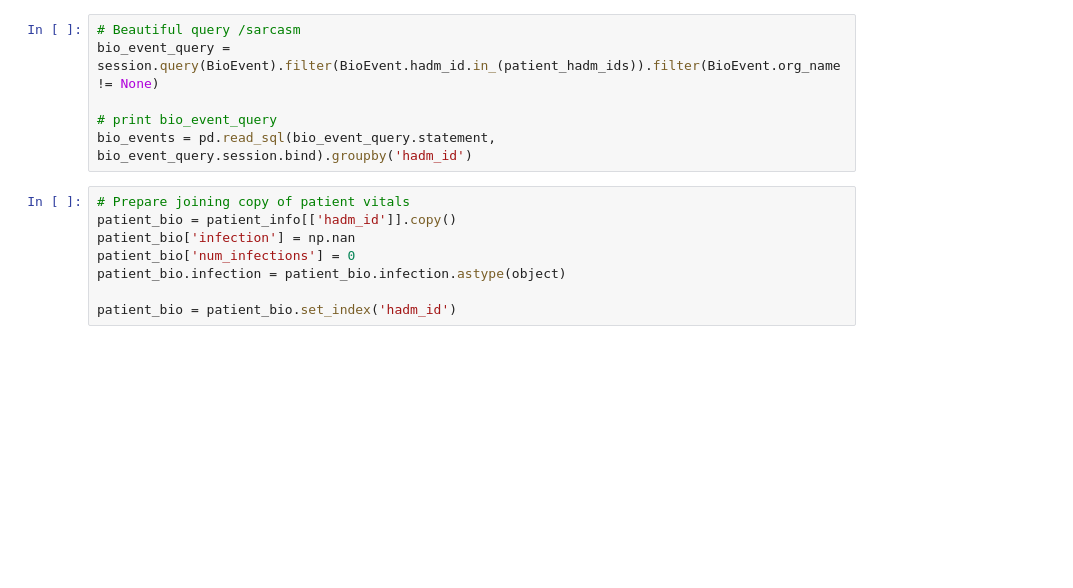
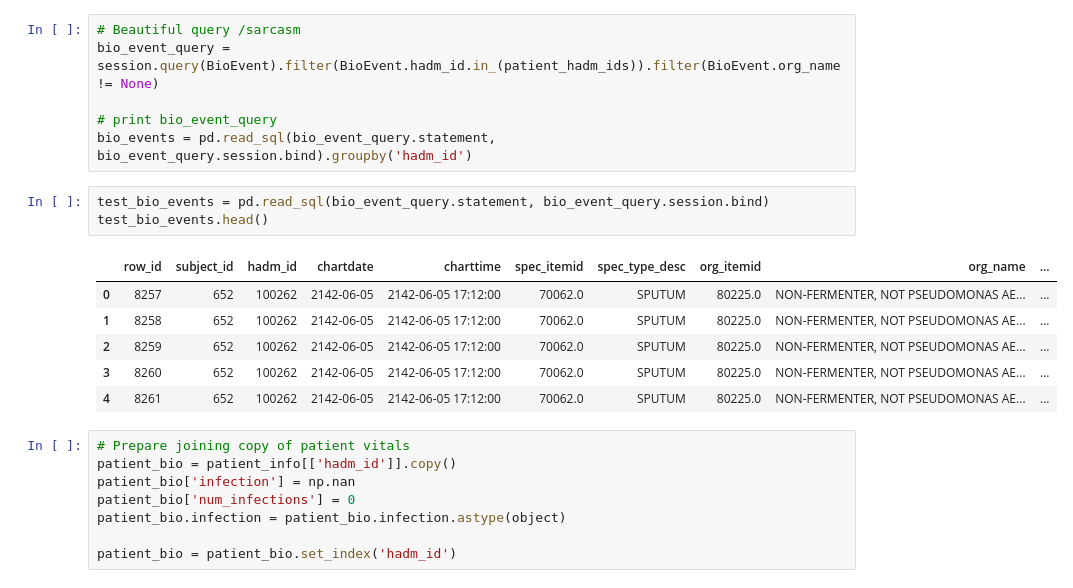
Before and after one commit to j-crowe/ICU_Survival_ML_Model_Comparison, a Jupyter notebook: Septic Feature Probe.ipynb, the cells around one changed output. Saved outputs shown, nothing was run; the diff lists cells and outputs as text; blank space fills up the shorter version.

```diff
--- a/Septic Feature Probe.ipynb
+++ b/Septic Feature Probe.ipynb
@@ -457,6 +469,16 @@ bio_event_query = session.query(BioEvent).filter(BioEvent.hadm_id.in_(patient_ha
 
 # print bio_event_query
 bio_events = pd.read_sql(bio_event_query.statement, bio_event_query.session.bind).groupby('hadm_id')
+# %%
+test_bio_events = pd.read_sql(bio_event_query.statement, bio_event_query.session.bind)
+test_bio_events.head()
+# %% [output]
+|  | row_id | subject_id | hadm_id | chartdate | charttime | spec_itemid | spec_type_desc | org_itemid | org_name | ... |
+| 0 | 8257 | 652 | 100262 | 2142-06-05 | 2142-06-05 17:12:00 | 70062.0 | SPUTUM | 80225.0 | NON-FERMENTER, NOT PSEUDOMONAS AE... | ... |
+| 1 | 8258 | 652 | 100262 | 2142-06-05 | 2142-06-05 17:12:00 | 70062.0 | SPUTUM | 80225.0 | NON-FERMENTER, NOT PSEUDOMONAS AE... | ... |
+| 2 | 8259 | 652 | 100262 | 2142-06-05 | 2142-06-05 17:12:00 | 70062.0 | SPUTUM | 80225.0 | NON-FERMENTER, NOT PSEUDOMONAS AE... | ... |
+| 3 | 8260 | 652 | 100262 | 2142-06-05 | 2142-06-05 17:12:00 | 70062.0 | SPUTUM | 80225.0 | NON-FERMENTER, NOT PSEUDOMONAS AE... | ... |
+| 4 | 8261 | 652 | 100262 | 2142-06-05 | 2142-06-05 17:12:00 | 70062.0 | SPUTUM | 80225.0 | NON-FERMENTER, NOT PSEUDOMONAS AE... | ... |
 # %%
 # Prepare joining copy of patient vitals
 patient_bio = patient_info[['hadm_id']].copy()
```
Also changed, not shown: parts of 5 cells of this notebook, 11 other files.
